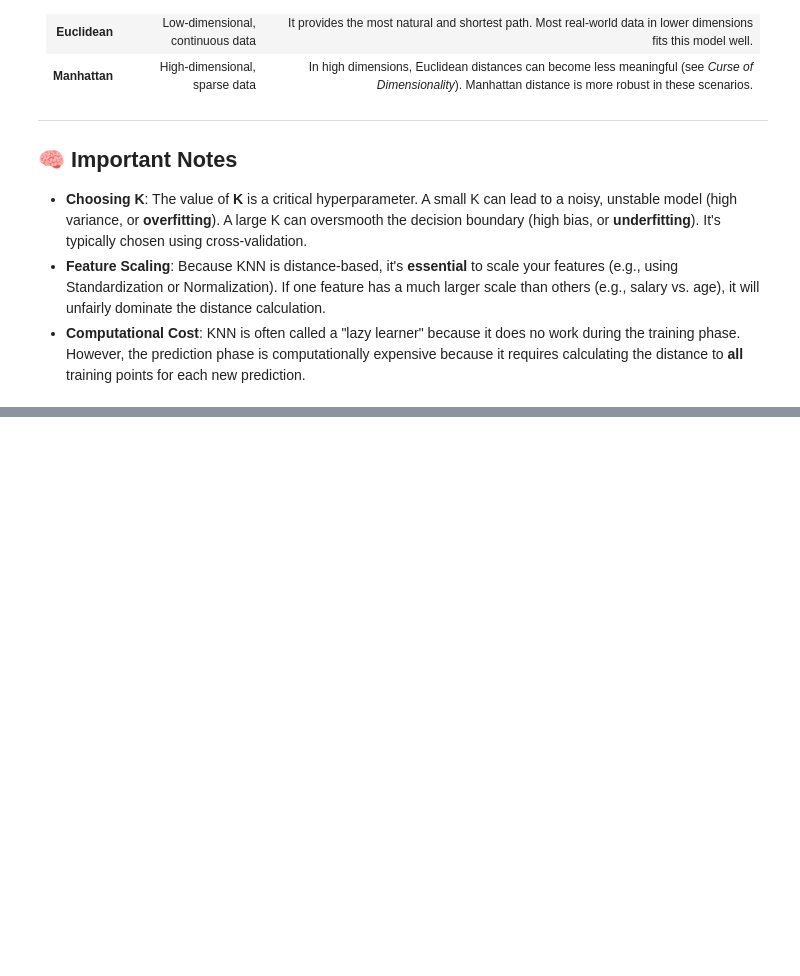
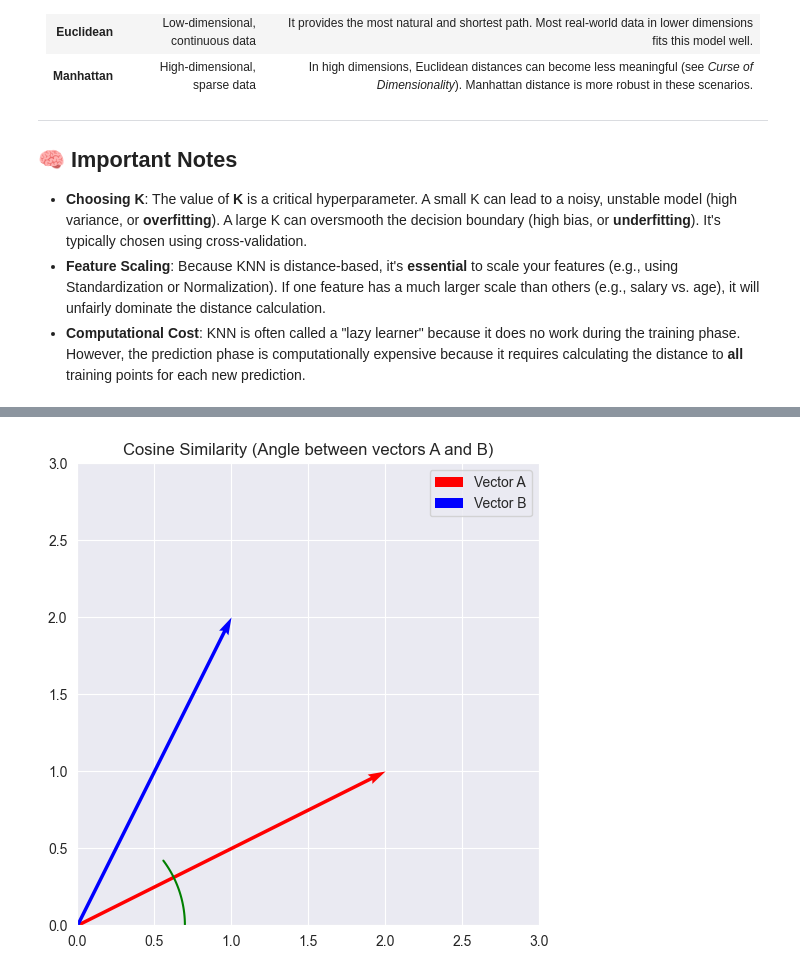
Before and after one commit to codeMaestro78/Machine-learning, a Jupyter notebook: Machine learning/Supervised learning/KNearest neighbors.ipynb, the cells around one changed output, grey strips where cells are left out. Cells and saved outputs as stored; diff of their text form; code cells hidden in the pictures; blank space fills up the shorter version.

Commit message:
add cosine

```diff
--- a/Machine learning/Supervised learning/KNearest neighbors.ipynb
+++ b/Machine learning/Supervised learning/KNearest neighbors.ipynb
@@ -158,0 +159,33 @@ plt.show()
+# %%
+########## Cosine Similarity ##########
+
+import matplotlib.pyplot as plt
+import numpy as np
+
+# Define two vectors
+A = np.array([2, 1])
+B = np.array([1, 2])
+
+# Plot vectors
+fig, ax = plt.subplots(figsize=(6,6))
+ax.quiver(0, 0, A[0], A[1], angles='xy', scale_units='xy', scale=1, color='r', label="Vector A")
+ax.quiver(0, 0, B[0], B[1], angles='xy', scale_units='xy', scale=1, color='b', label="Vector B")
+
+# Formatting
+ax.set_xlim(0, 3)
+ax.set_ylim(0, 3)
+ax.axhline(0, color='black', linewidth=0.5)
+ax.axvline(0, color='black', linewidth=0.5)
+ax.set_aspect('equal')
+ax.set_title("Cosine Similarity (Angle between vectors A and B)")
+ax.legend()
+
+# Draw angle arc between A and B
+theta = np.arccos(np.dot(A,B)/(np.linalg.norm(A)*np.linalg.norm(B)))
+angle = np.linspace(0, theta, 100)
+arc = np.array([0.7*np.cos(angle), 0.7*np.sin(angle)])
+ax.plot(arc[0], arc[1], color="g")
+
+plt.show()
+# %% [output]
+[figure, added]
```
Also changed, not shown: parts of 3 cells of this notebook, 1 other file.
